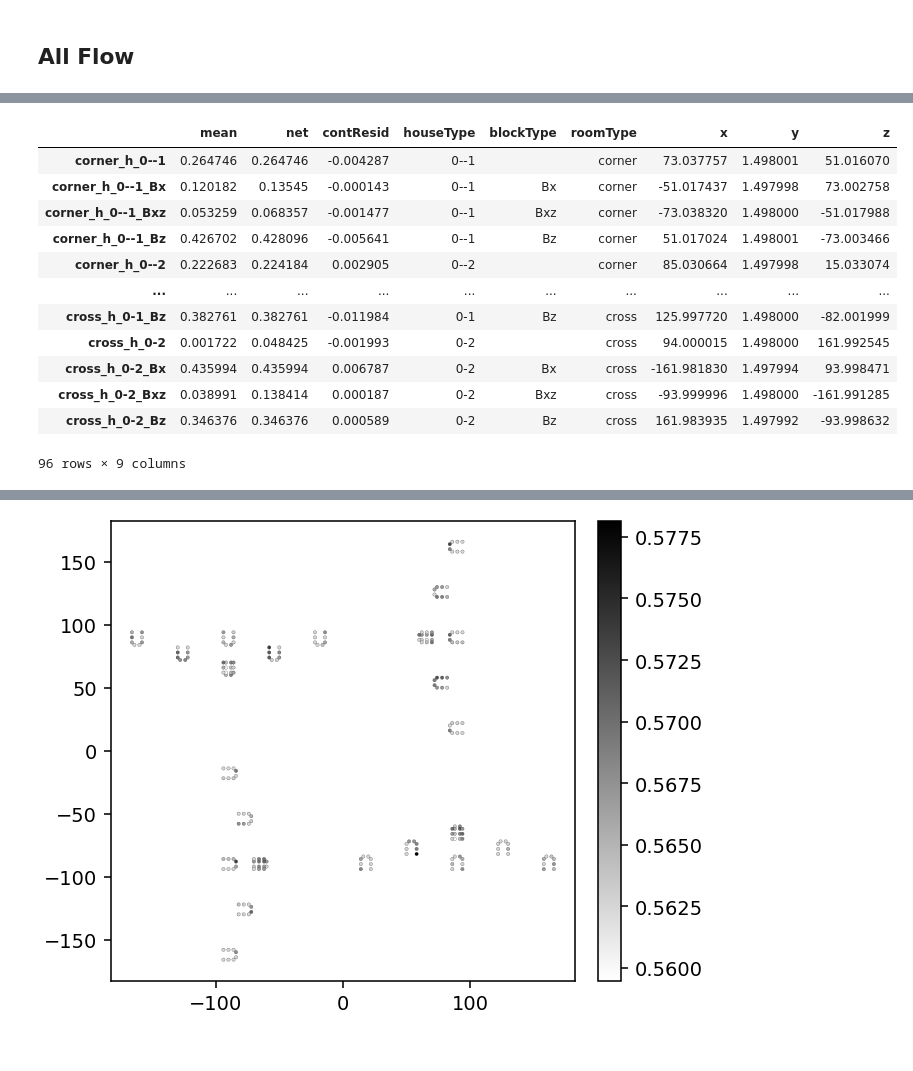
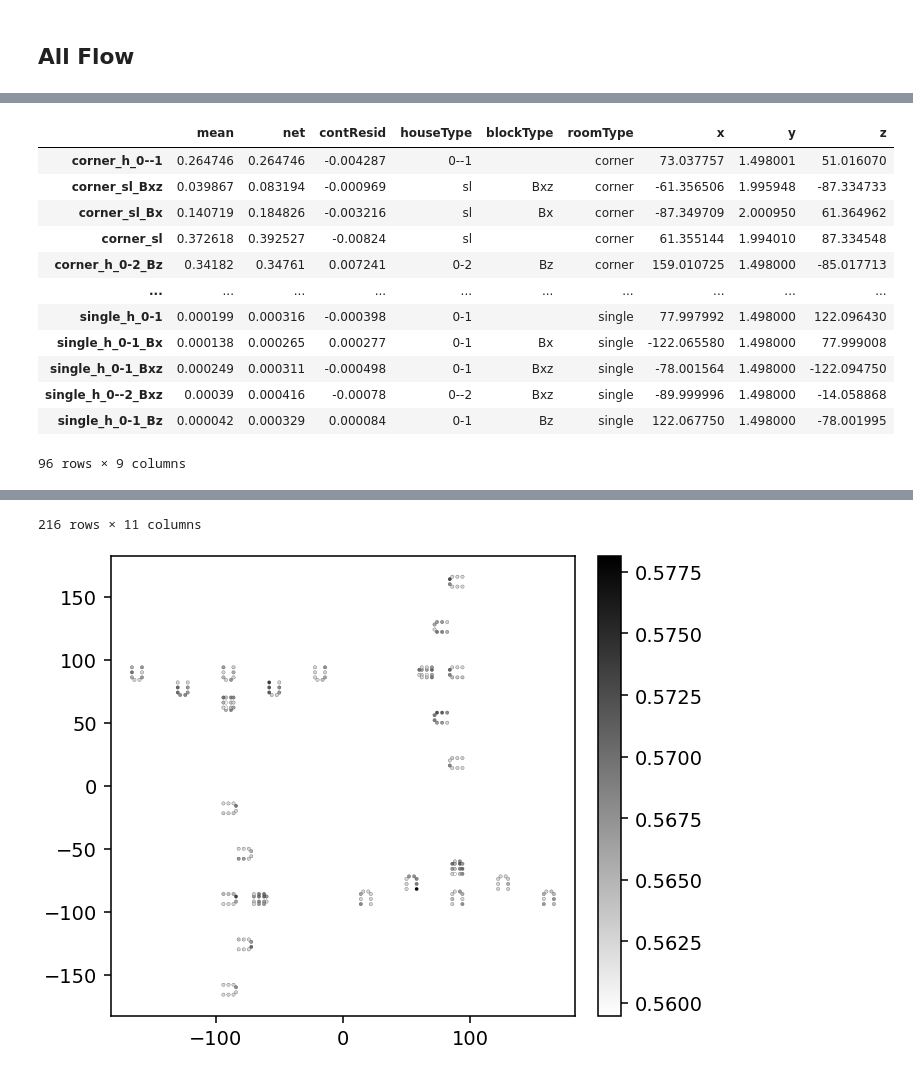
Before and after one commit to nbachand/city_block_cfd, a Jupyter notebook: config2_post-interior.ipynb, the cells around one changed output, grey strips where cells are left out. Saved outputs shown, nothing was run; the diff lists cells and outputs as text; code cells hidden in the pictures.

```diff
--- a/config2_post-interior.ipynb
+++ b/config2_post-interior.ipynb
@@ -160,7 +164,7 @@ processing data took 2 seconds
 # %%
 @utils.no_kwargs
 def norm_norm_windows(data_dict):
-    return probePost.mul_names(data_dict, [name for name in probes.probe_names if "-1_h" in name], -1)
+    return probePost.mul_names(data_dict, [name for name in probes.probe_names if fnmatch(name, "*window_?-1*")], -1)
 
 @utils.no_kwargs
 def norm_norm_blocks(data_dict):
@@ -303,42 +307,45 @@ roomQois = ["mean", "net"]
 
 connectedWindows = {
     "corner": [
         "xwindow_0-0",
         "zwindow_0-0",
         "skylight_0-0"
     ],
     "single": [
         "zwindow_1-0",
         "skylight_1-0"
     ],
     "dual": [
         "xwindow_0-1",
         "zwindow_0-1",
         "zwindow_1-1",
         "skylight_0-1",
         "skylight_1-1"
        ],
     "cross": [
         "zwindow_2-0",
         "zwindow_2-1",
         "skylight_2-0",
         "skylight_2-1"
     ]
 }
 
 roomVentilation = probePost.roomStatistics(flowStats, connectedWindows, roomQois)
-roomVentilation
+flowStats = flowStats.sort_values(by = ["roomType"])
+roomVentilation = roomVentilation.sort_values(by = ["roomType"])
+display(roomVentilation)
+flowStats
 # %% [output]
 |  | mean | net | contResid | houseType | blockType | roomType | x | y | z |
 | corner_h_0--1 | 0.264746 | 0.264746 | -0.004287 | 0--1 |  | corner | 73.037757 | 1.498001 | 51.016070 |
-| corner_h_0--1_Bx | 0.120182 | 0.13545 | -0.000143 | 0--1 | Bx | corner | -51.017437 | 1.497998 | 73.002758 |
-| corner_h_0--1_Bxz | 0.053259 | 0.068357 | -0.001477 | 0--1 | Bxz | corner | -73.038320 | 1.498000 | -51.017988 |
-| corner_h_0--1_Bz | 0.426702 | 0.428096 | -0.005641 | 0--1 | Bz | corner | 51.017024 | 1.498001 | -73.003466 |
-| corner_h_0--2 | 0.222683 | 0.224184 | 0.002905 | 0--2 |  | corner | 85.030664 | 1.497998 | 15.033074 |
+| corner_sl_Bxz | 0.039867 | 0.083194 | -0.000969 | sl | Bxz | corner | -61.356506 | 1.995948 | -87.334733 |
+| corner_sl_Bx | 0.140719 | 0.184826 | -0.003216 | sl | Bx | corner | -87.349709 | 2.000950 | 61.364962 |
+| corner_sl | 0.372618 | 0.392527 | -0.00824 | sl |  | corner | 61.355144 | 1.994010 | 87.334548 |
+| corner_h_0-2_Bz | 0.34182 | 0.34761 | 0.007241 | 0-2 | Bz | corner | 159.010725 | 1.498000 | -85.017713 |
 | ... | ... | ... | ... | ... | ... | ... | ... | ... | ... |
-| cross_h_0-1_Bz | 0.382761 | 0.382761 | -0.011984 | 0-1 | Bz | cross | 125.997720 | 1.498000 | -82.001999 |
-| cross_h_0-2 | 0.001722 | 0.048425 | -0.001993 | 0-2 |  | cross | 94.000015 | 1.498000 | 161.992545 |
-| cross_h_0-2_Bx | 0.435994 | 0.435994 | 0.006787 | 0-2 | Bx | cross | -161.981830 | 1.497994 | 93.998471 |
-| cross_h_0-2_Bxz | 0.038991 | 0.138414 | 0.000187 | 0-2 | Bxz | cross | -93.999996 | 1.498000 | -161.991285 |
-| cross_h_0-2_Bz | 0.346376 | 0.346376 | 0.000589 | 0-2 | Bz | cross | 161.983935 | 1.497992 | -93.998632 |
+| single_h_0-1 | 0.000199 | 0.000316 | -0.000398 | 0-1 |  | single | 77.997992 | 1.498000 | 122.096430 |
+| single_h_0-1_Bx | 0.000138 | 0.000265 | 0.000277 | 0-1 | Bx | single | -122.065580 | 1.498000 | 77.999008 |
+| single_h_0-1_Bxz | 0.000249 | 0.000311 | -0.000498 | 0-1 | Bxz | single | -78.001564 | 1.498000 | -122.094750 |
+| single_h_0--2_Bxz | 0.00039 | 0.000416 | -0.00078 | 0--2 | Bxz | single | -89.999996 | 1.498000 | -14.058868 |
+| single_h_0-1_Bz | 0.000042 | 0.000329 | 0.000084 | 0-1 | Bz | single | 122.067750 | 1.498000 | -78.001995 |
 96 rows × 9 columns
@@ -345,3 +364,4 @@ roomVentilation
+216 rows × 11 columns
 # %%
 fig, ax=plt.subplots(1, 1, constrained_layout =True)
 im=ax.scatter(flowStats['x'], flowStats['z'], s=4*im_scaling, c=flowStats["area"], cmap='binary', edgecolors="black", linewidths=.1)
```
Also changed, not shown: parts of 11 cells of this notebook.
